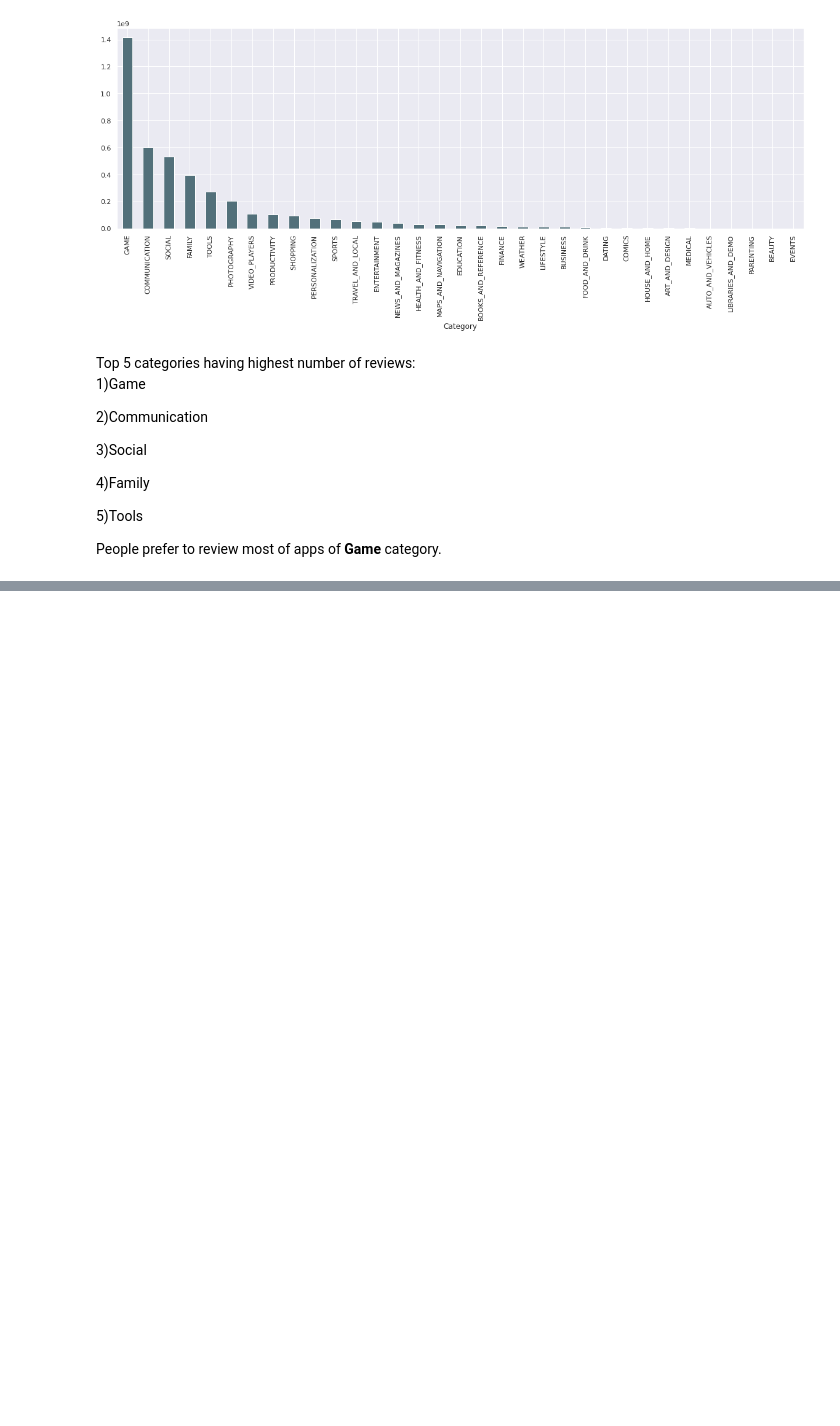
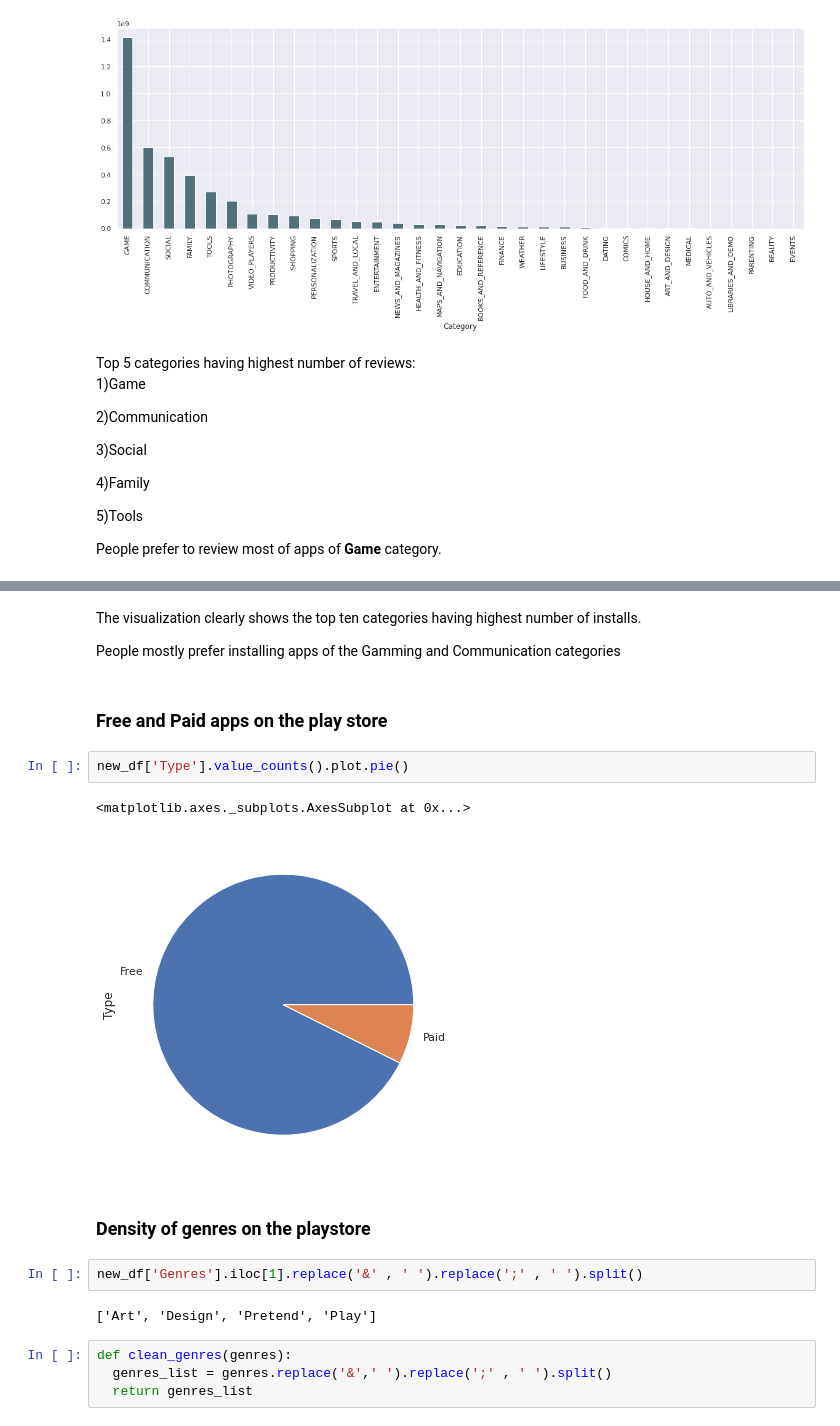
Before and after one commit to akashude/Play-Store-App-Review-Analysis, a Jupyter notebook: Copy_of_Play_Store_App_Review_Analysis_Capstone_Project.ipynb, the cells around one changed output, grey strips where cells are left out. Saved outputs shown, nothing was run; the diff lists cells and outputs as text; blank space fills up the shorter version.

```diff
--- a/Copy_of_Play_Store_App_Review_Analysis_Capstone_Project.ipynb
+++ b/Copy_of_Play_Store_App_Review_Analysis_Capstone_Project.ipynb
@@ -500,0 +535,21 @@ People prefer to review most of apps of **Game** category.
+# %% [markdown]
+The visualization clearly shows the top ten categories having highest number of installs.
+
+People mostly prefer installing apps of the Gamming and Communication categories
+# %% [markdown]
+### Free and Paid apps on the play store
+# %%
+new_df['Type'].value_counts().plot.pie()
+# %% [output]
+<matplotlib.axes._subplots.AxesSubplot at 0x...>
+[figure, added]
+# %% [markdown]
+### Density of genres on the playstore
+# %%
+new_df['Genres'].iloc[1].replace('&' , ' ').replace(';' , ' ').split()
+# %% [output]
+['Art', 'Design', 'Pretend', 'Play']
+# %%
+def clean_genres(genres):
+  genres_list = genres.replace('&',' ').replace(';' , ' ').split()
+  return genres_list
```
Also changed, not shown: parts of 10 cells of this notebook.
